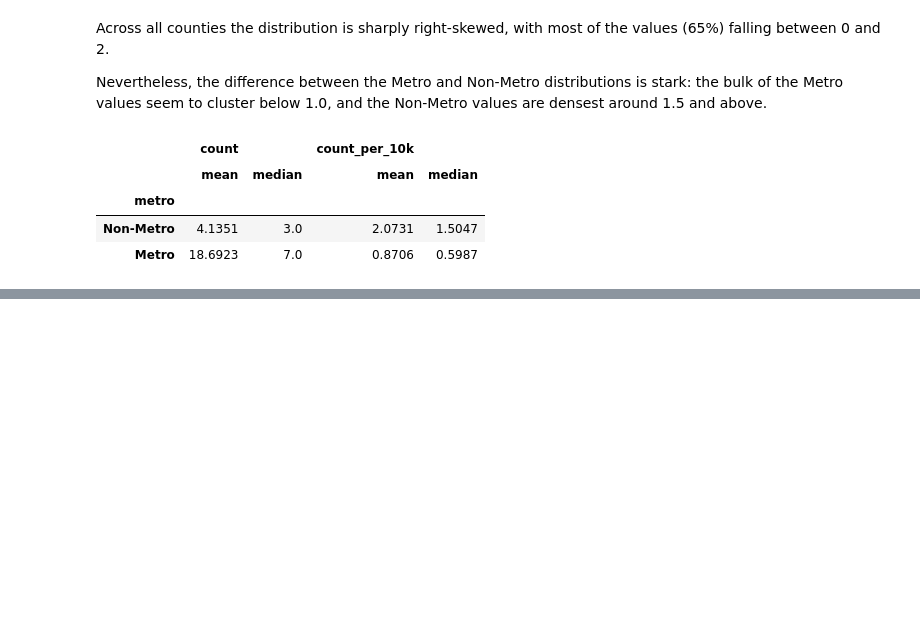
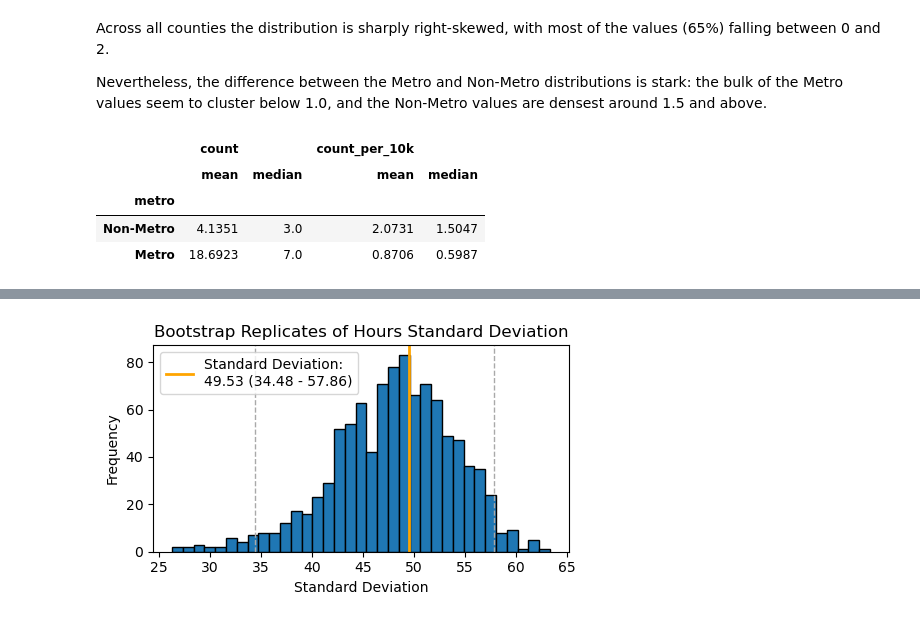
Before and after one commit to a-location-1/mn-food-shelf-analysis, a Jupyter notebook: food_shelf_analysis.ipynb, the cells around one changed output, grey strips where cells are left out. Cells and saved outputs as stored; diff of their text form; code cells hidden in the pictures; blank space fills up the shorter version.

```diff
--- a/food_shelf_analysis.ipynb
+++ b/food_shelf_analysis.ipynb
@@ -236,0 +456,34 @@ np.float64(-0.4727610787419412)
+# %%
+# Calcuating the sample std dev and the confidence interval:
+round_num = 2
+bin_num = 35
+sample_std = round(sample["hours"].std(), round_num)
+
+replicates = []
+for _ in range(1_000):
+    replicates.append(sample.sample(frac=1, replace=True)["hours"].std())
+
+sample_lower_ci = round(np.quantile(replicates, 0.025), round_num)
+sample_upper_ci = round(np.quantile(replicates, 0.975), round_num)
+
+fig, ax = plt.subplots(figsize=(5, 3))
+
+ax.hist(replicates, bins=bin_num, edgecolor="black")
+ax.axvline(
+    sample_std,
+    color="orange",
+    linestyle="-",
+    linewidth=2,
+    label=f"Standard Deviation:\n{sample_std} ({sample_lower_ci} - {sample_upper_ci})",
+)
+ax.axvline(sample_lower_ci, color="darkgray", linestyle="--", linewidth=1)
+ax.axvline(sample_upper_ci, color="darkgray", linestyle="--", linewidth=1)
+
+ax.set_xlabel("Standard Deviation")
+ax.set_ylabel("Frequency")
+ax.set_title("Bootstrap Replicates of Hours Standard Deviation")
+plt.legend()
+plt.tight_layout()
+plt.show()
+# %% [output]
+[figure, added]
```
Also changed, not shown: parts of 34 cells of this notebook.
